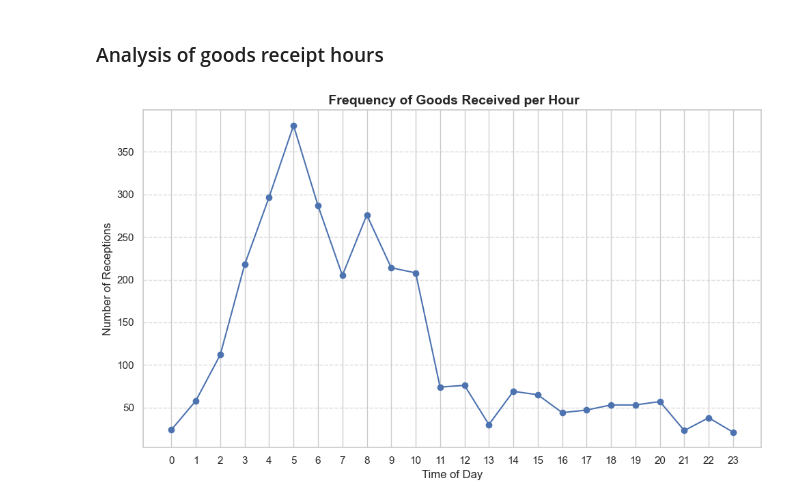
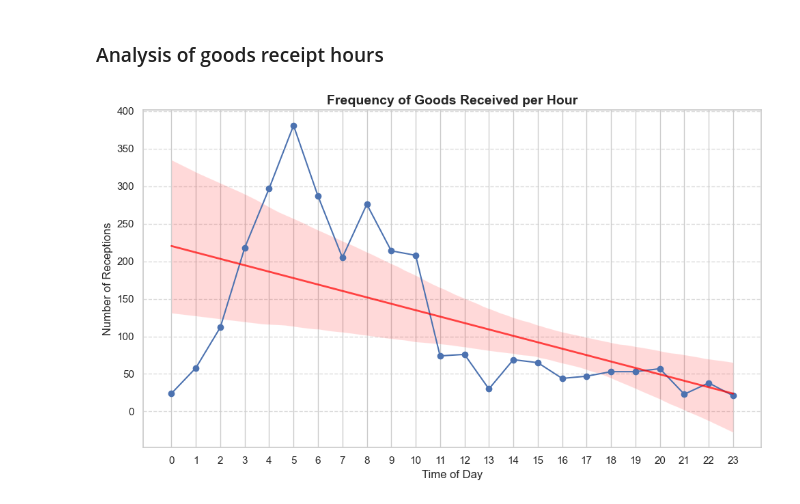
Before and after one commit to Esneider23/Project-talent, a Jupyter notebook: project/eda.ipynb, the cells around one changed output. Cells and saved outputs as stored; diff of their text form; code cells hidden in the pictures.

```diff
--- a/project/eda.ipynb
+++ b/project/eda.ipynb
@@ -876,28 +877,43 @@ The `scale` parameter is deprecated and will be removed in v0.15.0. You can now
 # %% [markdown]
 ### Analysis of goods receipt hours
 # %%
-import pandas as pd
-import matplotlib.pyplot as plt
 
-
+# Asegurarse de que la columna de la hora de recepción esté en formato adecuado
 df['Hora de recepción de mercancía'] = pd.to_datetime(df['Hora de recepción de mercancía'], format='%H:%M:%S.%f%z', errors='coerce')
 
+# Extraer solo la hora de la columna de la hora de recepción
 df['Hora de recepción de mercancía'] = df['Hora de recepción de mercancía'].dt.hour
 
-
+# Contar la frecuencia de recepciones por hora
 recepcion_por_hora = df['Hora de recepción de mercancía'].value_counts().sort_index()
 
+# Crear la figura para la gráfica
+plt.figure(figsize=(10, 6))
 
-plt.figure(figsize=(10, 6))
+# Graficar la frecuencia de recepciones por hora
 plt.plot(recepcion_por_hora.index, recepcion_por_hora.values, marker='o', linestyle='-', color='b')
 
+# Agregar la línea de regresión lineal con seaborn
+sns.regplot(
+    x=recepcion_por_hora.index,
+    y=recepcion_por_hora.values,
+    scatter=False,  # Evitar que se muestren los puntos de dispersión nuevamente
+    line_kws={"color": "red", "alpha": 0.7, "lw": 2}  # Estilo de la línea de regresión
+)
+
+# Títulos y etiquetas
 plt.title('Frequency of Goods Received per Hour', fontsize=14, weight='bold')
 plt.xlabel('Time of Day', fontsize=12)
 plt.ylabel('Number of Receptions', fontsize=12)
+
+# Ajustar los ticks del eje X para mostrar las horas de 0 a 23
 plt.xticks(range(0, 24))
+
+# Hacer la rejilla solo en el eje Y para mayor claridad
 plt.grid(axis='y', linestyle='--', alpha=0.7)
 
+# Ajuste final y mostrar la gráfica
 plt.tight_layout()
 plt.show()
 # %% [output]
-[figure, old version]
+[figure, new version]
```
Also changed, not shown: parts of 4 cells of this notebook.
